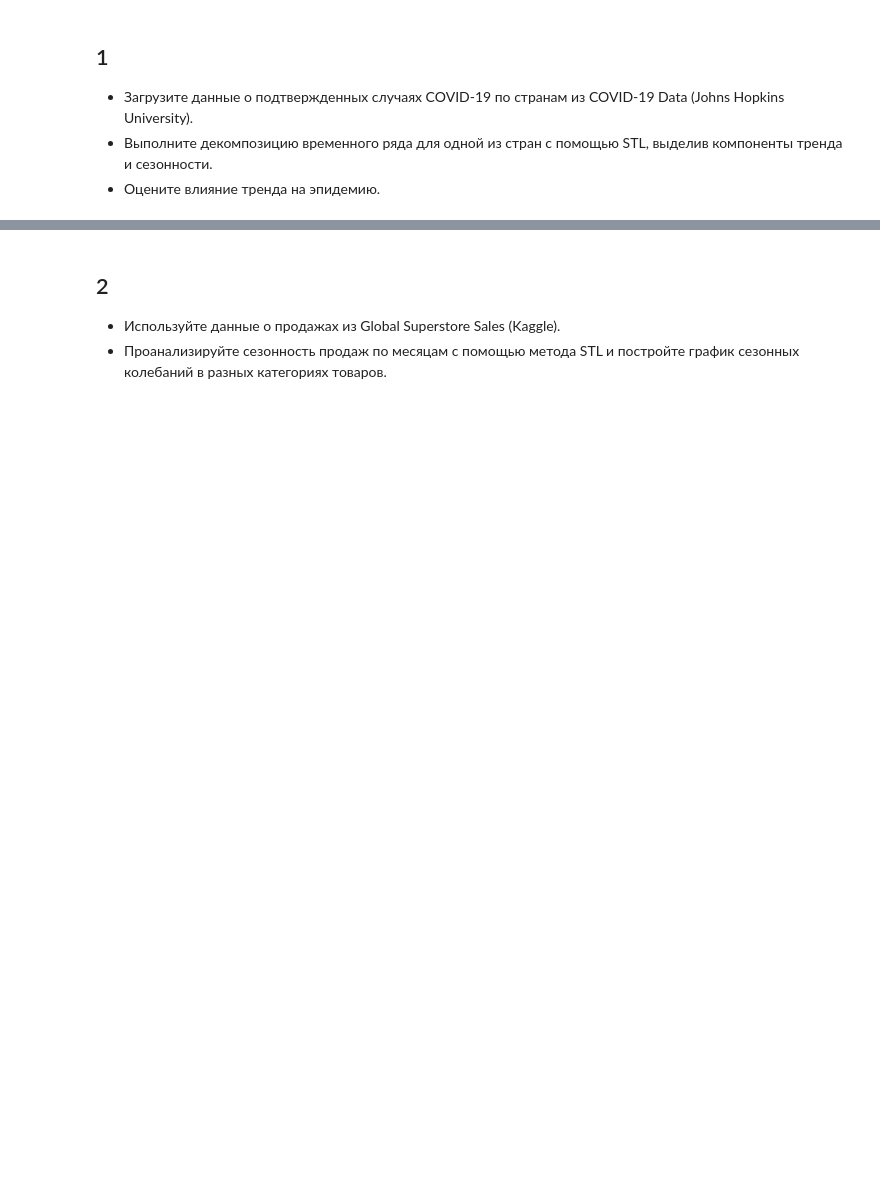
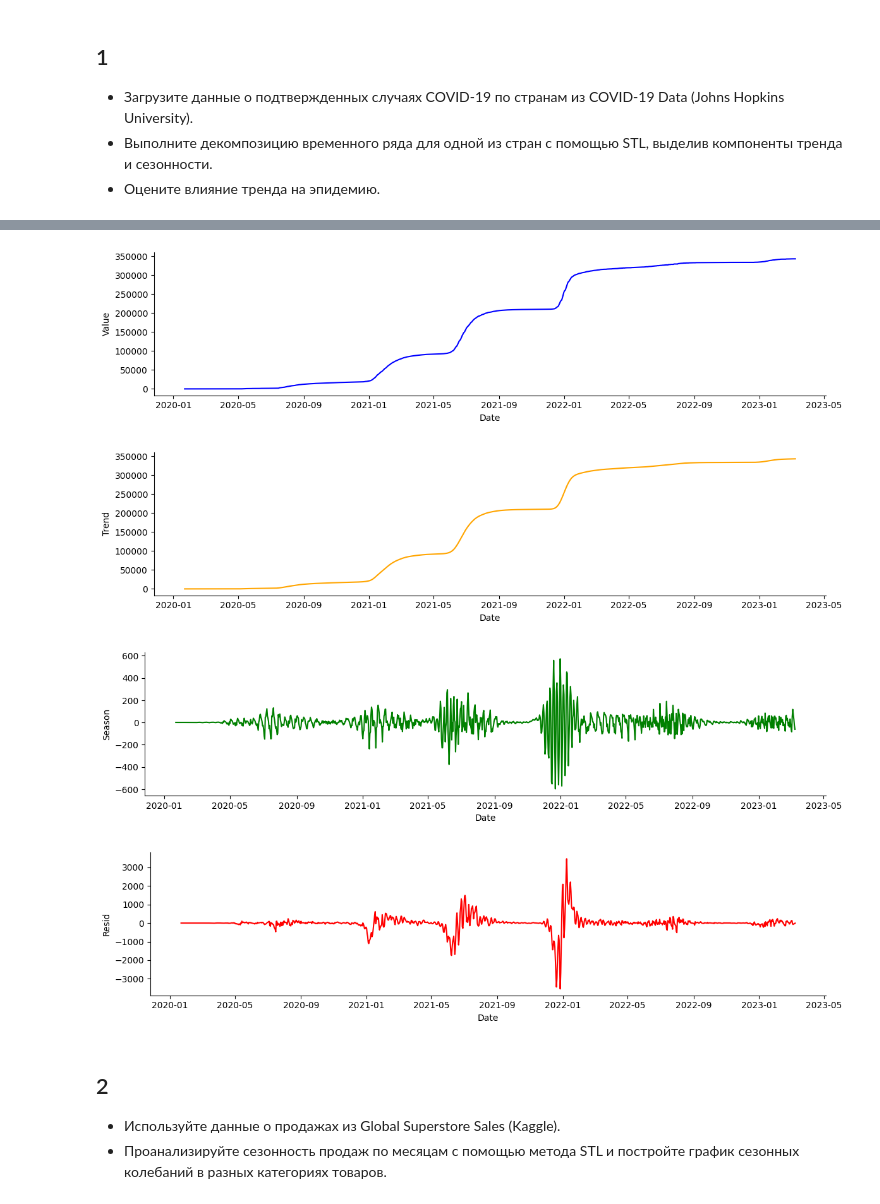
Before and after one commit to skv-analyst/study-timeseries-analysis-forecasting, a Jupyter notebook: notebooks/04-decomposition.ipynb, the cells around one changed output, grey strips where cells are left out. Drawn from its saved outputs; the diff is of its cells as text; code cells hidden in the pictures; blank space fills up the shorter version.

```diff
--- a/notebooks/04-decomposition.ipynb
+++ b/notebooks/04-decomposition.ipynb
@@ -7,3 +10,13 @@ import pandas as pd
 - Оцените влияние тренда на эпидемию.
 # %%
 df = pd.read_csv('../data/04-1-covid19.csv')
+df = df[df['Country/Region']=='Zambia']
+
+df_melt = df.melt(
+    id_vars=['Country/Region'],        # эти колонки оставить как есть
+    value_vars=df.columns[4:],         # даты начинаются с 5-й колонки (индекс 4)
+    var_name='Date',                   # имя новой колонки с датами
+    value_name='Value'                 # имя колонки со значениями
+)
+
+df_melt.sample(5)
@@ -9,0 +30,13 @@ df = pd.read_csv('../data/04-1-covid19.csv')
+# %%
+# Указываем период сезонности (например, 12, если данные имеют годовую сезонность)
+stl = statsmodels.tsa.seasonal.STL(df_melt['Value'], period=12)
+result = stl.fit()
+
+# Извлечение компонентов
+df_melt['Trend'] = result.trend
+df_melt['Season'] = result.seasonal
+df_melt['Resid'] = result.resid
+
+df_melt['Date'] = pd.to_datetime(df_melt['Date'])
+
+df_melt.sample(10)
@@ -10,3 +55,11 @@ df = pd.read_csv('../data/04-1-covid19.csv')
+# %%
+[sns.relplot(x=df_melt['Date'], y=df_melt[col], kind='line', height=3, aspect=4, color=color)
+ for col, color in [('Value', 'blue'), ('Trend', 'orange'), ('Season', 'green'), ('Resid', 'red')]];
+# %% [output]
+[figure, added]
+[figure, added]
+[figure, added]
+[figure, added]
 # %% [markdown]
 ## 2
 - Используйте данные о продажах из Global Superstore Sales (Kaggle).
```
Also changed, not shown: parts of 6 cells of this notebook.
